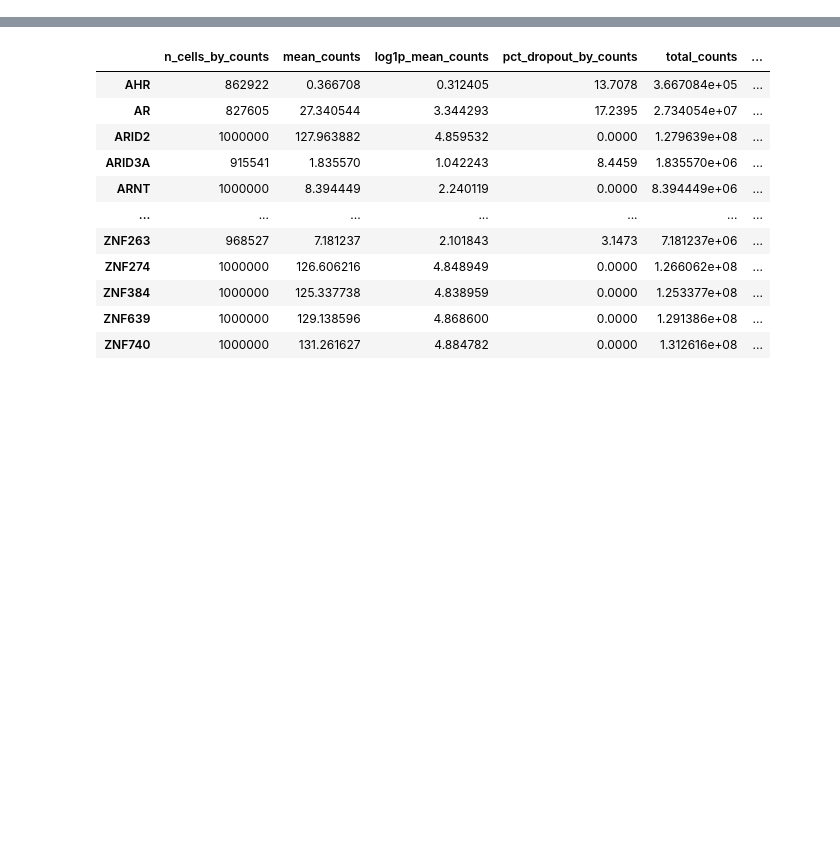
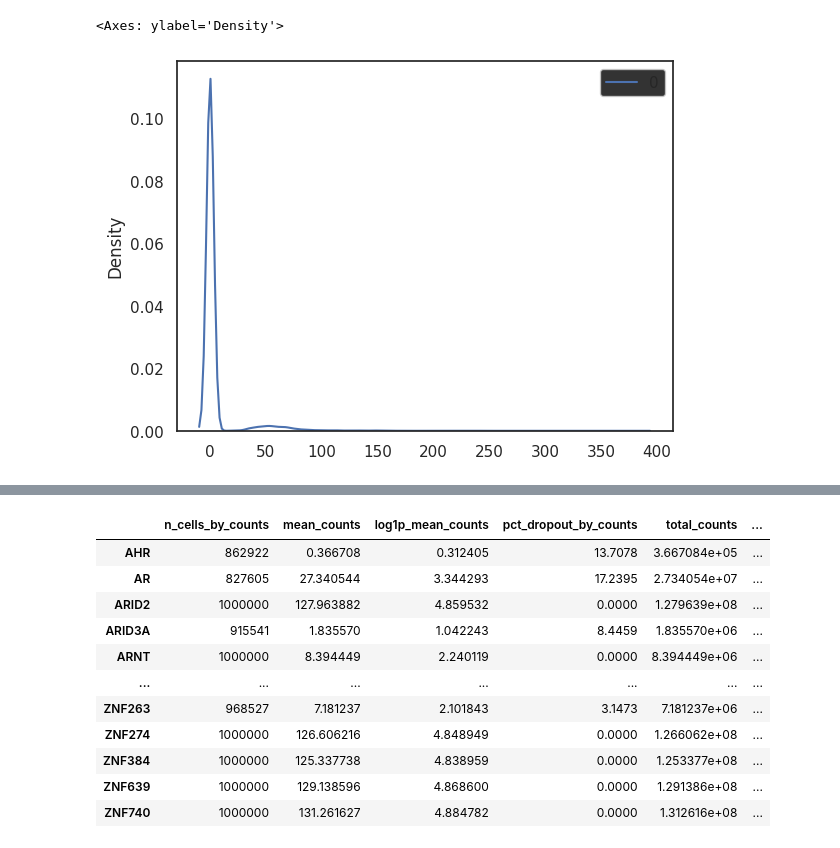
Before and after one commit to GeorgSommerer/bsc_thesis_pGRiNS, a Jupyter notebook: pgrins_explore.ipynb, the cells around one changed output, grey strips where cells are left out. Cells and saved outputs as stored; diff of their text form; code cells hidden in the pictures; blank space fills up the shorter version.

```diff
--- a/pgrins_explore.ipynb
+++ b/pgrins_explore.ipynb
@@ -9,0 +144,5 @@ import matplotlib.pyplot as plt
+# %%
+sns.kdeplot(data=exp_data_list[0].X.todense()[:,32])
+# %% [output]
+<Axes: ylabel='Density'>
+[figure, added]
```
Also changed, not shown: parts of 33 cells of this notebook, 15 other files.
